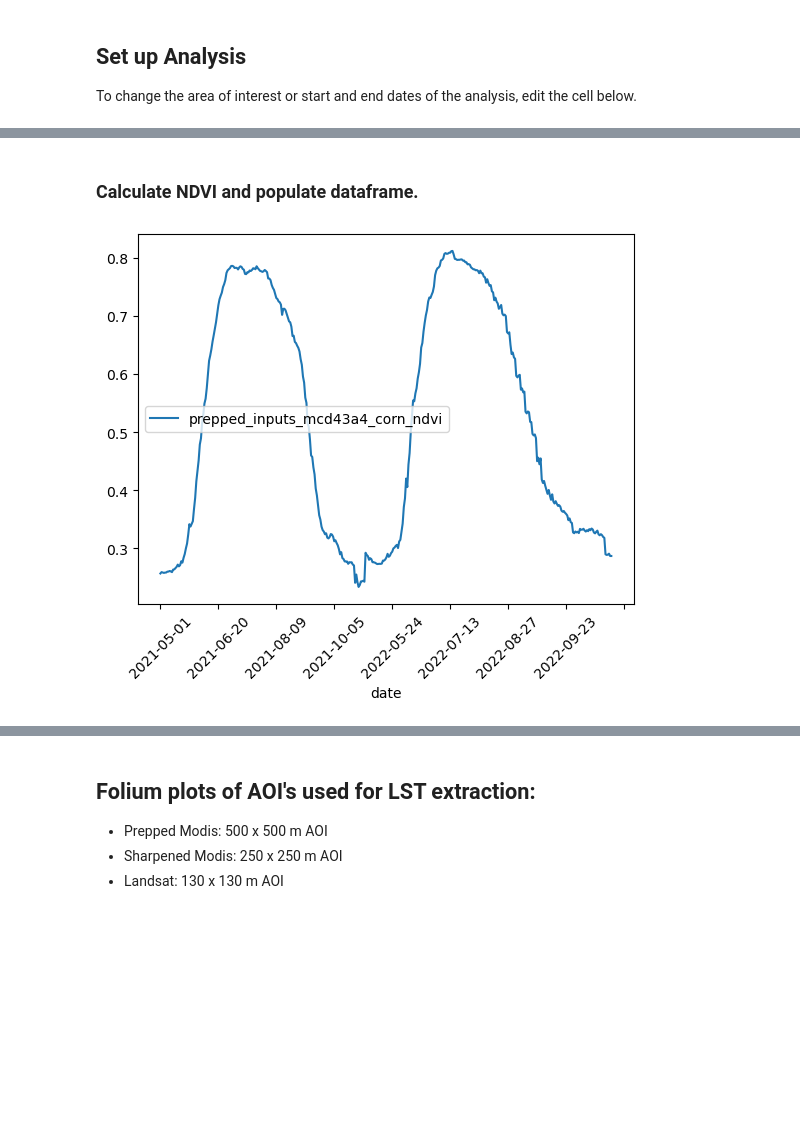
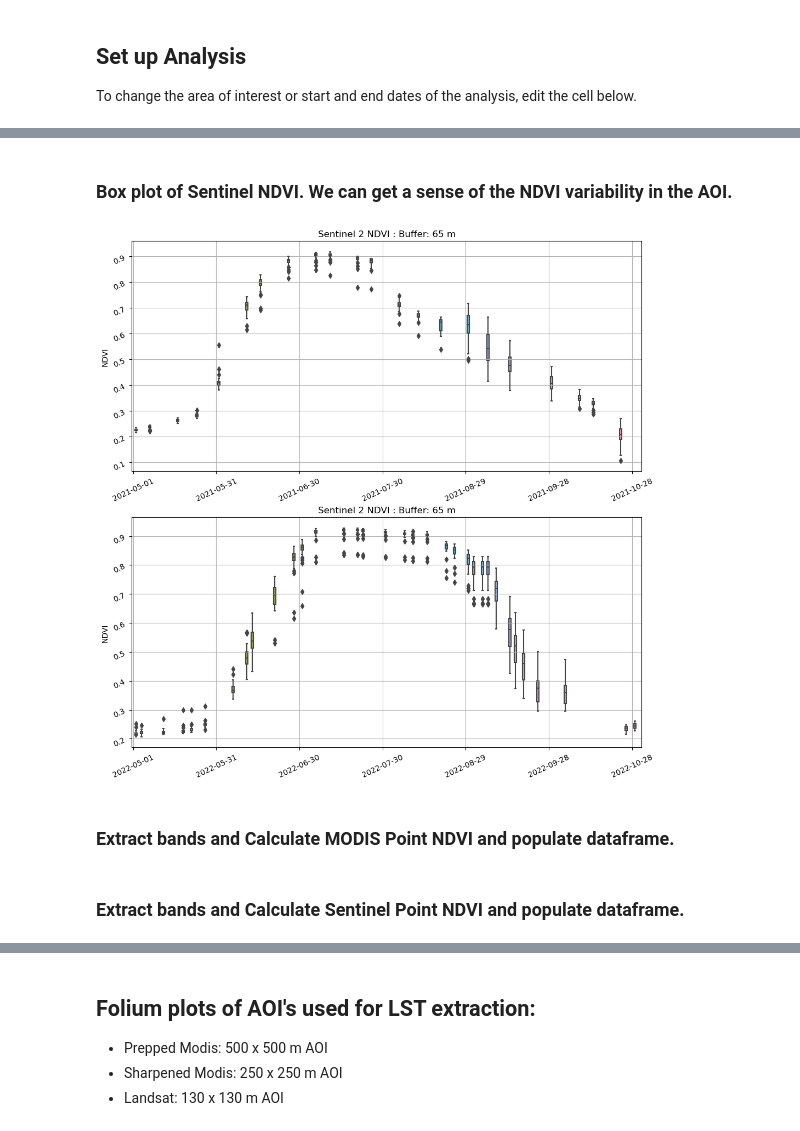
Before and after one commit to eculler/lst-crop-stress-capstone, a Jupyter notebook: exploratory/corn-lst-comparison-tcruicks.ipynb, the cells around one changed output, grey strips where cells are left out. Cells and saved outputs as stored; diff of their text form; code cells hidden in the pictures; blank space fills up the shorter version.

```diff
--- a/exploratory/corn-lst-comparison-tcruicks.ipynb
+++ b/exploratory/corn-lst-comparison-tcruicks.ipynb
@@ -476,0 +505,13 @@ print (f"Last date: {sr_items[-1]}")
+# %%
+# Extract all SR bands from AOI.
+(aoi_stack_ds, clip_poly_df) = create_aoi_image_stack('surface_reflectance', s2_items, num_s2_tiles, geom, 65)
+# Pull out NIR and Red bands.
+red_aoi_ds = aoi_stack_ds.isel(band=2)
+nir_aoi_ds = aoi_stack_ds.isel(band=6)
+# Compute NDVI.
+ndvi_aoi_ds = (nir_aoi_ds - red_aoi_ds) / (nir_aoi_ds + red_aoi_ds)
+# Create a NDVI AOI mean dataset.
+mean_ndvi_aoi_ds = ndvi_aoi_ds.mean(dim=["x", "y"])
+# Convert dataaset to a dataframe.
+df = ndvi_aoi_ds.to_dataframe(name='s2_ndvi')
+mean_df = mean_ndvi_aoi_ds.to_dataframe(name='s2_mean_ndvi')
@@ -477,2 +541,43 @@ print (f"Last date: {sr_items[-1]}")
+# %%
+# first create a DataFrame with all dates between specified start<-->end using pd.date_range()
+all_dates = pd.DataFrame(pd.date_range('2021-01-01', '2022-12-31', name='date'))
+all_dates.set_index(pd.to_datetime(all_dates.date), drop=True, inplace=True)
+s2_ndvi_full_df = all_dates.merge(s2_ndvi_df, left_index=True, right_index=True, how='outer')
+# %% [markdown]
+### Box plot of Sentinel NDVI.  We can get a sense of the NDVI variability in the AOI.
+# %%
+fig, (ax1, ax2) = plt.subplots(2,1, figsize=(12, 12))
+
+s2_ndvi_full_2021_df = s2_ndvi_full_df['2021-05-01':'2021-10-31']
+s2_ndvi_full_2022_df = s2_ndvi_full_df['2022-05-01':'2022-10-31']
+
+# Make box plots.
+(sns.boxplot(
+    #x=s2_ndvi_df.index.to_series().apply(lambda x: x.strftime('%Y-%m-%d')),
+    x=s2_ndvi_full_2021_df.index.strftime('%Y-%m-%d'),
+    y=s2_ndvi_full_2021_df['s2_ndvi'],
+    ax=ax1)
+    .set(title="Sentinel 2 NDVI : Buffer: 65 m"))
+
+(sns.boxplot(
+    #x=s2_ndvi_df.index.to_series().apply(lambda x: x.strftime('%Y-%m-%d')),
+    x=s2_ndvi_full_2022_df.index.strftime('%Y-%m-%d'),
+    y=s2_ndvi_full_2022_df['s2_ndvi'],
+    ax=ax2)
+    .set(title="Sentinel 2 NDVI : Buffer: 65 m"))
+
+ax1.set_ylabel('NDVI')
+ax1.xaxis.set_major_locator(ticker.MultipleLocator(30))
+ax1.tick_params(labelrotation=25)
+
+ax2.set_ylabel('NDVI')
+ax2.xaxis.set_major_locator(ticker.MultipleLocator(30))
+ax2.tick_params(labelrotation=25)
+#plt.xlim('2021-01-01', '2022-12-31')
+#plt.axvspan('2022-01-01', '2022-12-31', ymin=0, ymax=1, alpha=.2)
+ax1.grid()
+ax2.grid()
+# %% [output]
+[figure, added]
 # %% [markdown]
-### Calculate NDVI and populate dataframe.
+### Extract bands and Calculate MODIS Point NDVI and populate dataframe.
@@ -479 +614,3 @@ print (f"Last date: {sr_items[-1]}")
+# %% [markdown]
+### Extract bands and Calculate Sentinel Point NDVI and populate dataframe.
 # %%
@@ -506,6 +636,0 @@ ndvi_df = corn_ndvi_df.set_index(pd.to_datetime(corn_ndvi_df.index).strftime('%Y
-# %%
-ndvi_df.plot()
-plt.xticks(rotation=45)
-plt.show()
-# %% [output]
-[figure, removed]
```
Also changed, not shown: parts of 36 cells of this notebook.
